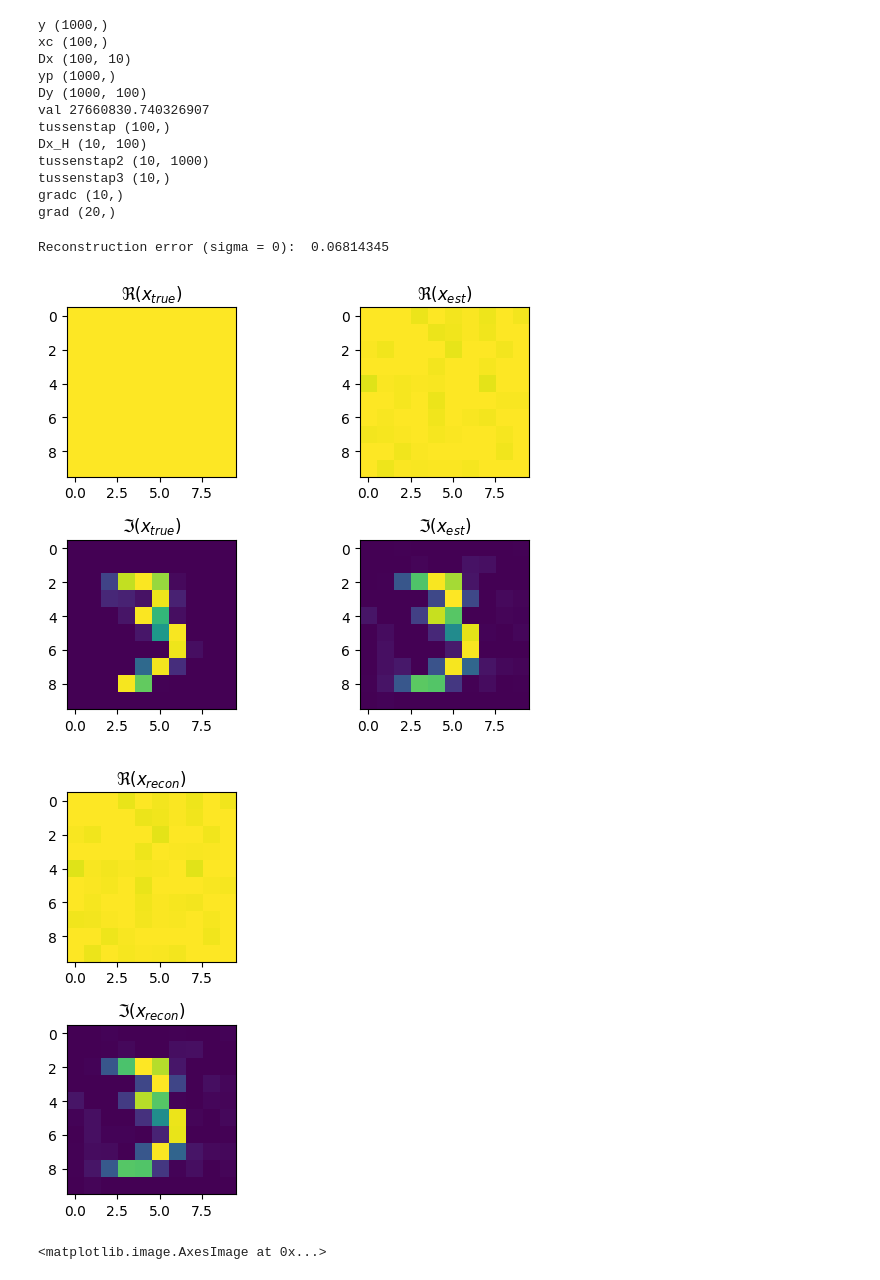
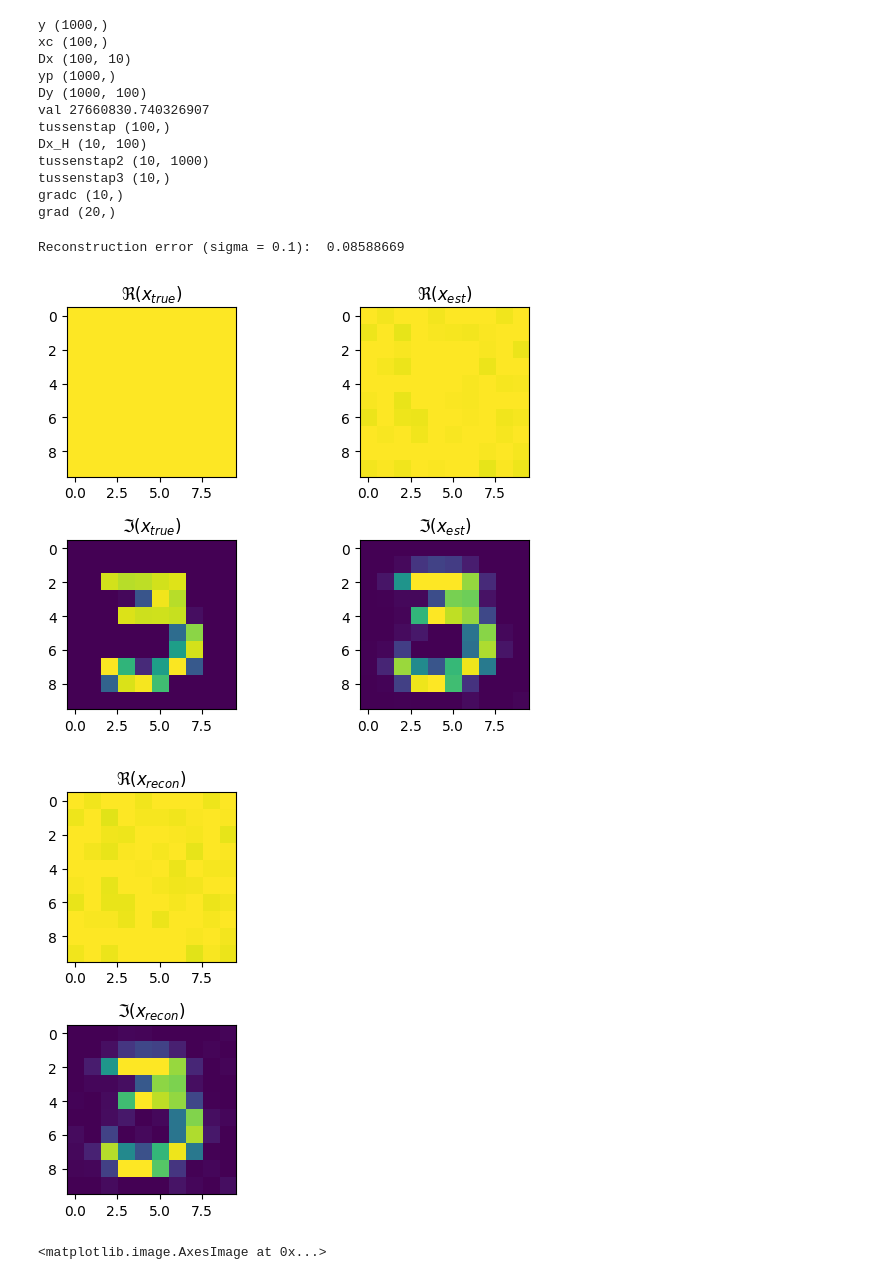
Before and after one commit to Ava99999/signal-thesis, a Jupyter notebook: complex autoencoder/main_autocomplex.ipynb, the cells around one changed output. Saved outputs shown, nothing was run; the diff lists cells and outputs as text; code cells hidden in the pictures.

```diff
--- a/complex autoencoder/main_autocomplex.ipynb
+++ b/complex autoencoder/main_autocomplex.ipynb
@@ -192,6 +193,7 @@ EPOCHS = 50
 dataset_size = dataset.shape[0]
 reshape_dataset = tf.reshape(dataset, (dataset_size,-1))
 sample_shape = reshape_dataset.shape[-1] # data dimension
+n = sample_shape # used later
 nx = int(np.sqrt(sample_shape)) # one side of the 2D image
 latent_dim = 10 # reduction of data
 
@@ -306,8 +308,8 @@ _ = model_from_load(tf.zeros((1, latent_dim), dtype = tf.complex64))
 
 # load
 #model_from_load.load_weights("saved_decoder_test.weights.h5")
-model_from_load.load_weights("decoder_8epochs_x_cx_small.weights.h5")
-#encoder_model_from_load.load_weights("encoder_8epochs_x_cx_small.weights.h5")
+model_from_load.load_weights("decoder_50epochs_X3train_k10.weights.h5")
+encoder_model_from_load.load_weights("encoder_50epochs_X3train_k10.weights.h5")
 # %%
 ## test if it does the same
 x_testing = tf.reshape(x_train_cx_small[0], [1,-1])
@@ -337,6 +339,7 @@ tf.Tensor(
   0.95382047-2.86927359e-04j 0.9473032 -7.51902387e-02j]], shape=(1, 100), dtype=complex64)
 # %%
 ## run if decoder should be loaded from save
+encoder = encoder_model_from_load.encoder
 decoder = model_from_load.decoder
 # %% [markdown]
 #### Extracting and wrapping autoencoder function
@@ -508,7 +511,7 @@ def reconstruct(xtrue, A, G, Gstar, w=1, sigma=0, lmbda=0):
     error = np.linalg.norm(xhat_corr - xtrue)/np.linalg.norm(xtrue)
 
     # return
-    return error, xhat_corr, yobs
+    return error, xhat_corr, yobs, result
 
 def plot_result(xtrue, xhat):
     n  = len(xtrue)
@@ -717,46 +730,36 @@ gradc (10,)
 grad (20,)
 # %%
 # test generative model itself
-sigma = 0
-xtrue = datatest[1].numpy()
+sigma = 0.1
+
+xtrue = datatest[np.random.randint(0,datatest.shape[0])].numpy()
 xtrue_1D = xtrue.flatten()
 
-# plt.figure()
-# plt.title("ground truth")
-# plt.imshow(np.imag(xtrue.reshape(nx,nx)))
+#xtrue_1D = G.eval(np.random.randn(k) + 1j*np.random.randn(k))
 
-error, xhat_corr, yobs = reconstruct(xtrue_1D, A, G, Gstar, w=1, sigma = sigma, lmbda=0)
+error, xhat_corr, yobs = reconstruct(xtrue_1D, A, G, Gstar, w=1, sigma = sigma, lmbda = sigma)
 #xhat_corr = xhat_corr.reshape((nx,nx))
 
 print(f"Reconstruction error (sigma = {sigma}): ", error)
-
 plot_result(xtrue_1D, xhat_corr)
-
-# plt.figure()
-# plt.title(f"reconstruction with sigma = {sigma}")
-# plt.imshow(np.imag(xhat_corr))
 
 # compare with direct reconstruction of the test image
 compare_y = encoder(make_tensor_shape(xtrue))
 compare_x = decoder(compare_y).numpy()
-
-# plt.figure()
-# plt.title(f"reconstruction through decoder")
-# plt.imshow(np.imag(compare_x.reshape(nx,nx)))
 
 fig, ax = plt.subplots(2,1)
 
 ax[0].imshow(np.real(compare_x.reshape((nx,nx))),clim=[0,1])
 ax[0].set_title(r'$\Re(x_{recon})$')
 ax[1].imshow(np.imag(compare_x.reshape((nx,nx))),clim=[0,1])
 ax[1].set_title(r'$\Im(x_{recon})$')
 
 fig.tight_layout()
 plt.show()
 # %% [output]
-Reconstruction error (sigma = 0):  0.06814345
+Reconstruction error (sigma = 0.1):  0.08588669
-[figure, old version]
+[figure, new version]
-[figure, old version]
+[figure, new version]
 # %%
 # test with l2
 xtrue = x_test_cx_small[0].numpy()
```
Also changed, not shown: parts of 12 cells of this notebook, 12 other files.
